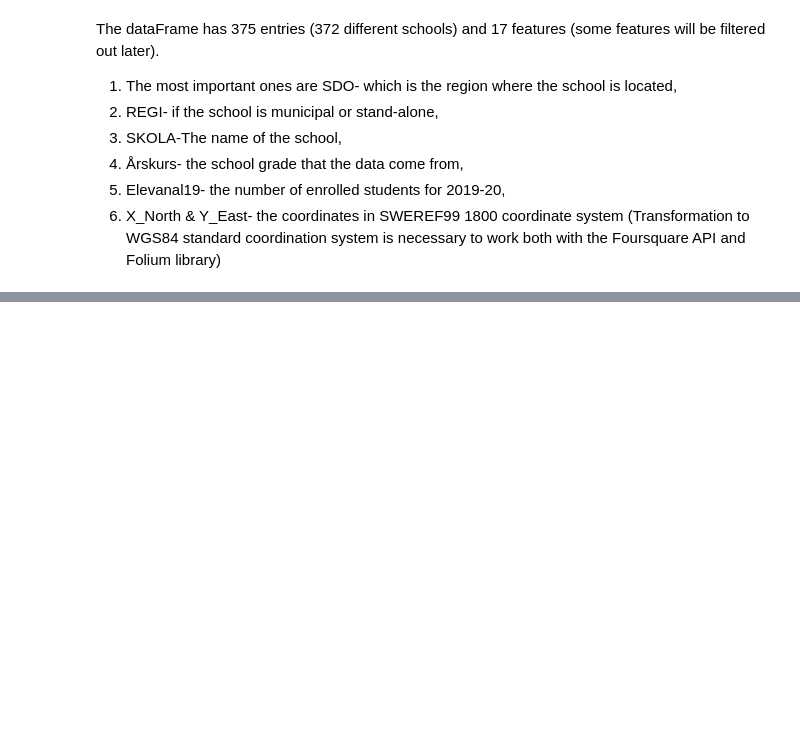
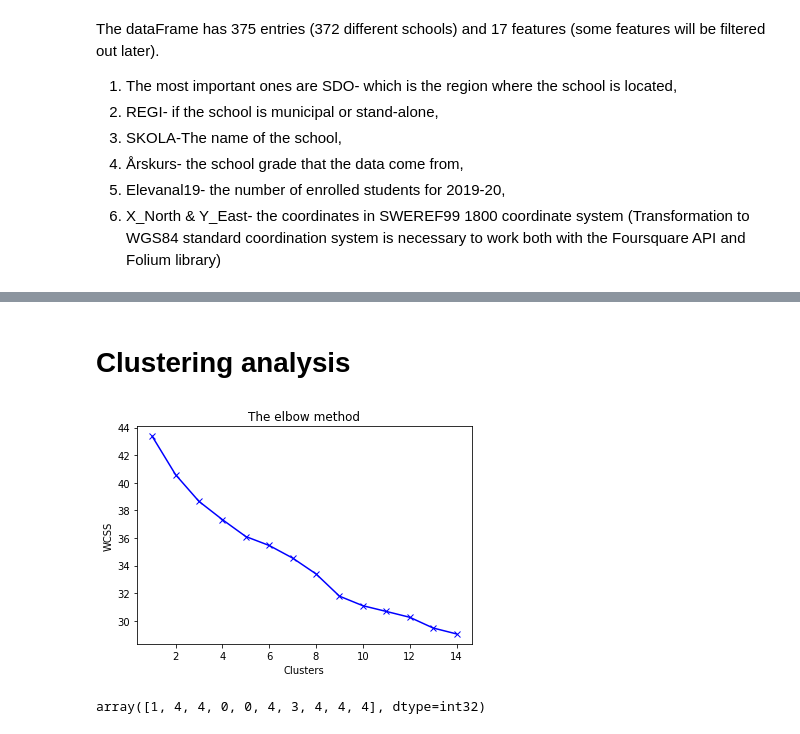
Before and after one commit to olgakrali/Coursera_Capstone, a Jupyter notebook: DS Capstone Final Project- Schools in Stockholm.ipynb, the cells around one changed output, grey strips where cells are left out. Saved outputs shown, nothing was run; the diff lists cells and outputs as text; code cells hidden in the pictures; blank space fills up the shorter version.

```diff
--- a/DS Capstone Final Project- Schools in Stockholm.ipynb
+++ b/DS Capstone Final Project- Schools in Stockholm.ipynb
@@ -46,0 +384,3 @@ The dataFrame has 375 entries (372 different schools) and 17 features (some feat
+# %%
+se_freq = se_onehot.groupby('School').mean().reset_index()
+se_freq
@@ -46,0 +403,8 @@ The dataFrame has 375 entries (372 different schools) and 17 features (some feat
+# %%
+se_transposed = se_freq.iloc[:, 1:].T
+# %%
+for i, c in enumerate(se_freq.School, 0):
+    print('For {} school the 5 most common venues and their frequencies are:'.format(c))
+    print('------------')
+    print(se_transposed[i].nlargest(5))
+    print('------------')
@@ -46,0 +462,2 @@ The dataFrame has 375 entries (372 different schools) and 17 features (some feat
+# %% [markdown]
+# Clustering analysis
@@ -46,0 +467,30 @@ The dataFrame has 375 entries (372 different schools) and 17 features (some feat
+# %%
+se_clust = se_freq.drop('School', axis = 1)
+# %%
+### Find best fitted cluster number with elbow method
+
+wcss = []
+
+for i in range(1, 15):
+    kmeans = KMeans(n_clusters = i, init = 'k-means++', max_iter = 300, n_init = 10, random_state = 0)
+    kmeans.fit(se_clust)
+    wcss.append(kmeans.inertia_)
+
+#Plotting the results onto a line graph, allowing us to observe 'The elbow'
+plt.plot(range(1, 15), wcss, 'bx-')
+plt.title('The elbow method')
+plt.xlabel('Clusters')
+plt.ylabel('WCSS') #within cluster sum of squares
+plt.show()
+# %% [output]
+[figure, added]
+# %%
+### it seems like after 9 clusters the inertia drops in a less steep manner
+clusters = 9
+# run k-means clustering
+kmeans = KMeans(n_clusters = clusters, random_state=0).fit(se_clust)
+
+
+kmeans.labels_[0:10]
+# %% [output]
+array([1, 4, 4, 0, 0, 4, 3, 4, 4, 4], dtype=int32)
```
Also changed, not shown: parts of 77 cells of this notebook, 2 other files.
